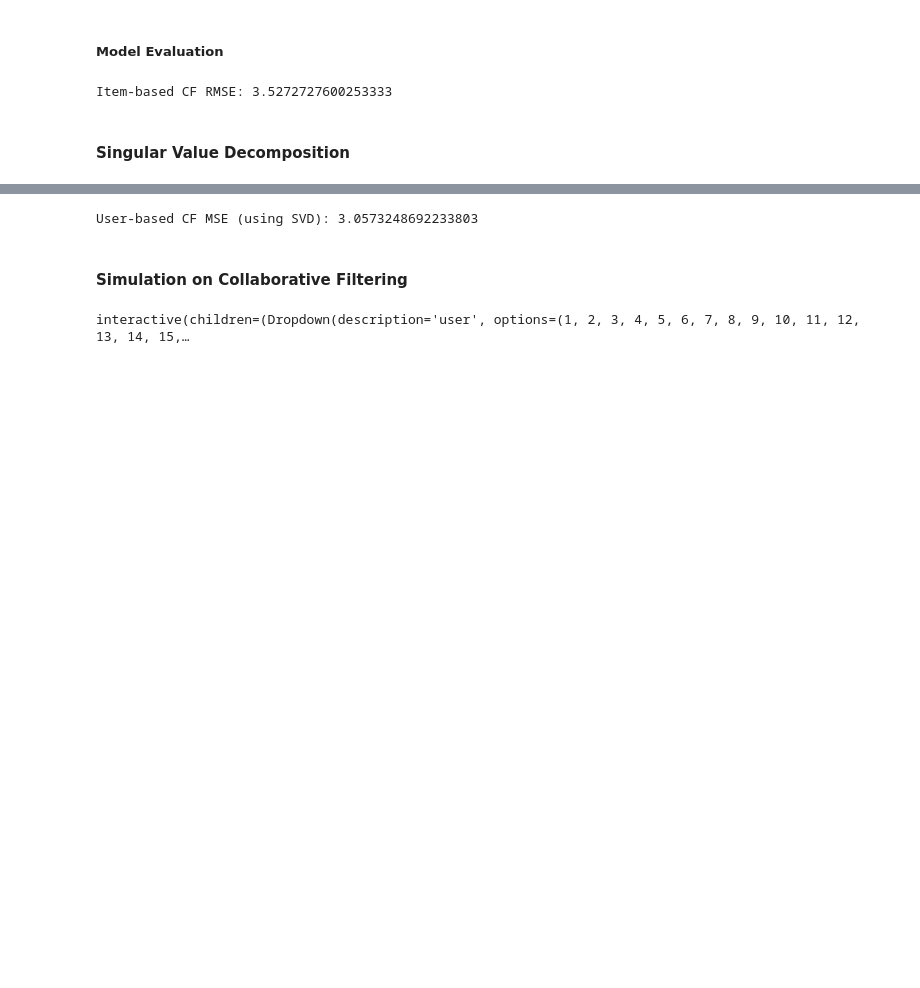
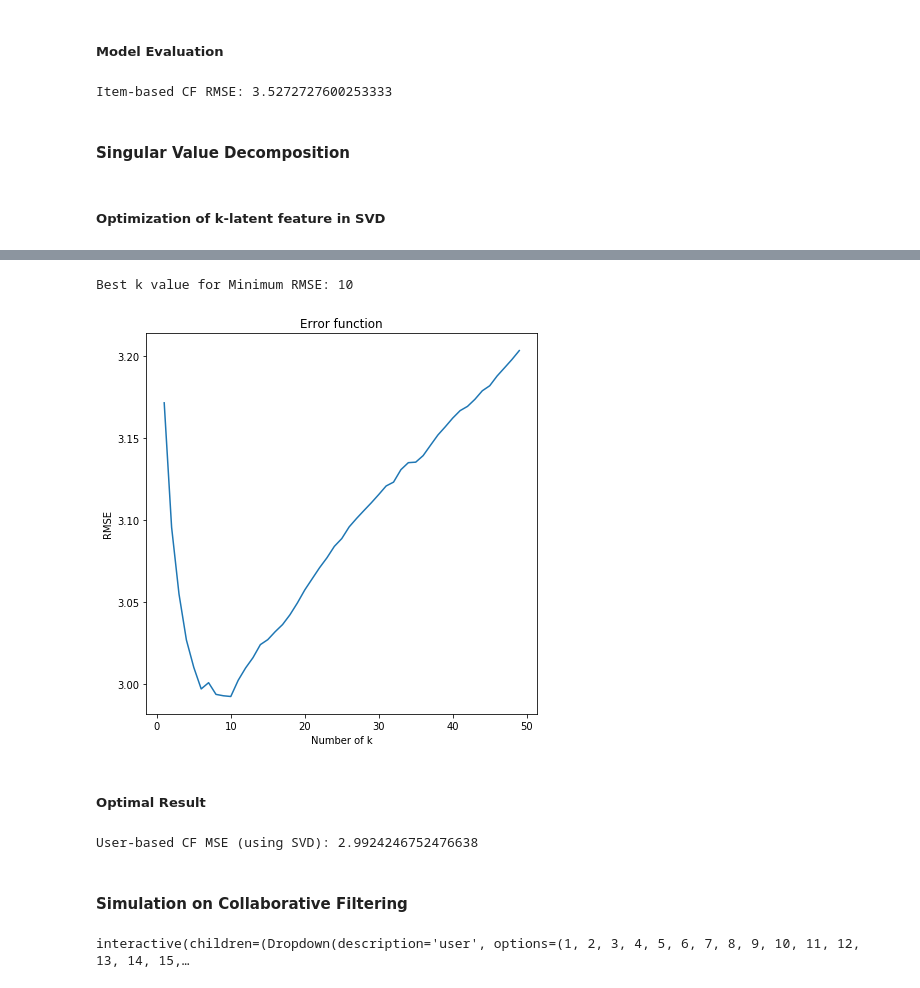
Before and after one commit to TJMSambas/movie_recommendation_netflix, a Jupyter notebook: D20_exercise_recommender_system_tri_rangga.ipynb, the cells around one changed output, grey strips where cells are left out. Drawn from its saved outputs; the diff is of its cells as text; code cells hidden in the pictures; blank space fills up the shorter version.

```diff
--- a/D20_exercise_recommender_system_tri_rangga.ipynb
+++ b/D20_exercise_recommender_system_tri_rangga.ipynb
@@ -354,13 +407,6 @@ def item_based_prediction(ratings, similarity):
 prediction = item_based_prediction(train_data_matrix, train_similarity)
 # %% [markdown]
 ##### Model Evaluation
-# %%
-from sklearn.metrics import mean_squared_error
-from math import sqrt
-def rmse(prediction, ground_truth):
-    prediction = prediction[ground_truth.nonzero()].flatten()
-    ground_truth = ground_truth[ground_truth.nonzero()].flatten()
-    return sqrt(mean_squared_error(prediction, ground_truth))
 # %%
 print('Item-based CF RMSE: ' + str(rmse(prediction, test_data_matrix)))
 # %% [output]
@@ -369,0 +419,24 @@ Item-based CF RMSE: 3.5272727600253333
+# %% [markdown]
+##### Optimization of k-latent feature in SVD
+# %%
+rmse_val = []
+min_rmse = 1000
+min_k = 0
+for k in tqdm(range(1,50)): # grid search for k
+    u, s, vt = svds(train_data_matrix, k = k)
+    s_diag_matrix = np.diag(s)
+    X_pred = np.dot(np.dot(u, s_diag_matrix), vt)
+    rmse_val.append(rmse(X_pred, test_data_matrix))
+    if rmse(X_pred, test_data_matrix) < min_rmse:
+        min_k = k
+        min_rmse = rmse(X_pred, test_data_matrix)
+
+# checking the best number of clusters based on content of unwatched movie
+print('Best k value for Minimum RMSE: %i' %min_k)
+plt.figure(figsize = (7,7))
+plt.plot(range(1, 50), rmse_val)
+plt.title('Error function')
+plt.xlabel('Number of k')
+plt.ylabel('RMSE')
+plt.show()
+# %% [output]
@@ -370,14 +444,16 @@ Item-based CF RMSE: 3.5272727600253333
+Best k value for Minimum RMSE: 10
+[figure, added]
+# %% [markdown]
+##### Optimal Result
 # %%
-import scipy.sparse as sp
-from scipy.sparse.linalg import svds
-
 #get SVD components from train matrix. Choose k.
-u, s, vt = svds(train_data_matrix, k = 20)
+u, s, vt = svds(train_data_matrix, k = 10)
 s_diag_matrix = np.diag(s)
 X_pred = np.dot(np.dot(u, s_diag_matrix), vt)
+
 print('User-based CF MSE (using SVD): ' + str(rmse(X_pred, test_data_matrix)))
 # %% [output]
-User-based CF MSE (using SVD): 3.0573248692233803
+User-based CF MSE (using SVD): 2.9924246752476638
 # %% [markdown]
 #### Simulation on Collaborative Filtering
 # %%
```
Also changed, not shown: parts of 52 cells of this notebook.
